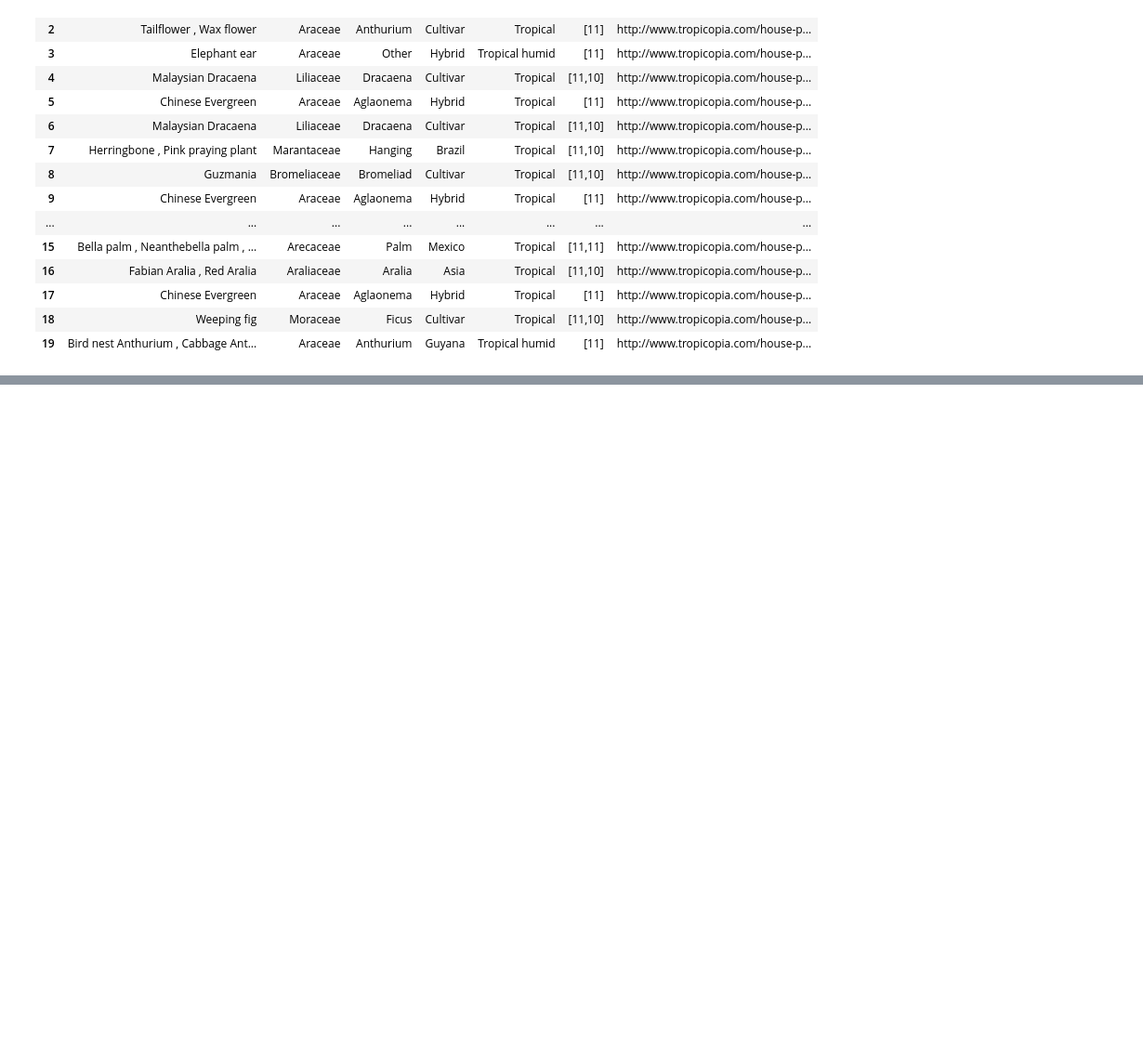
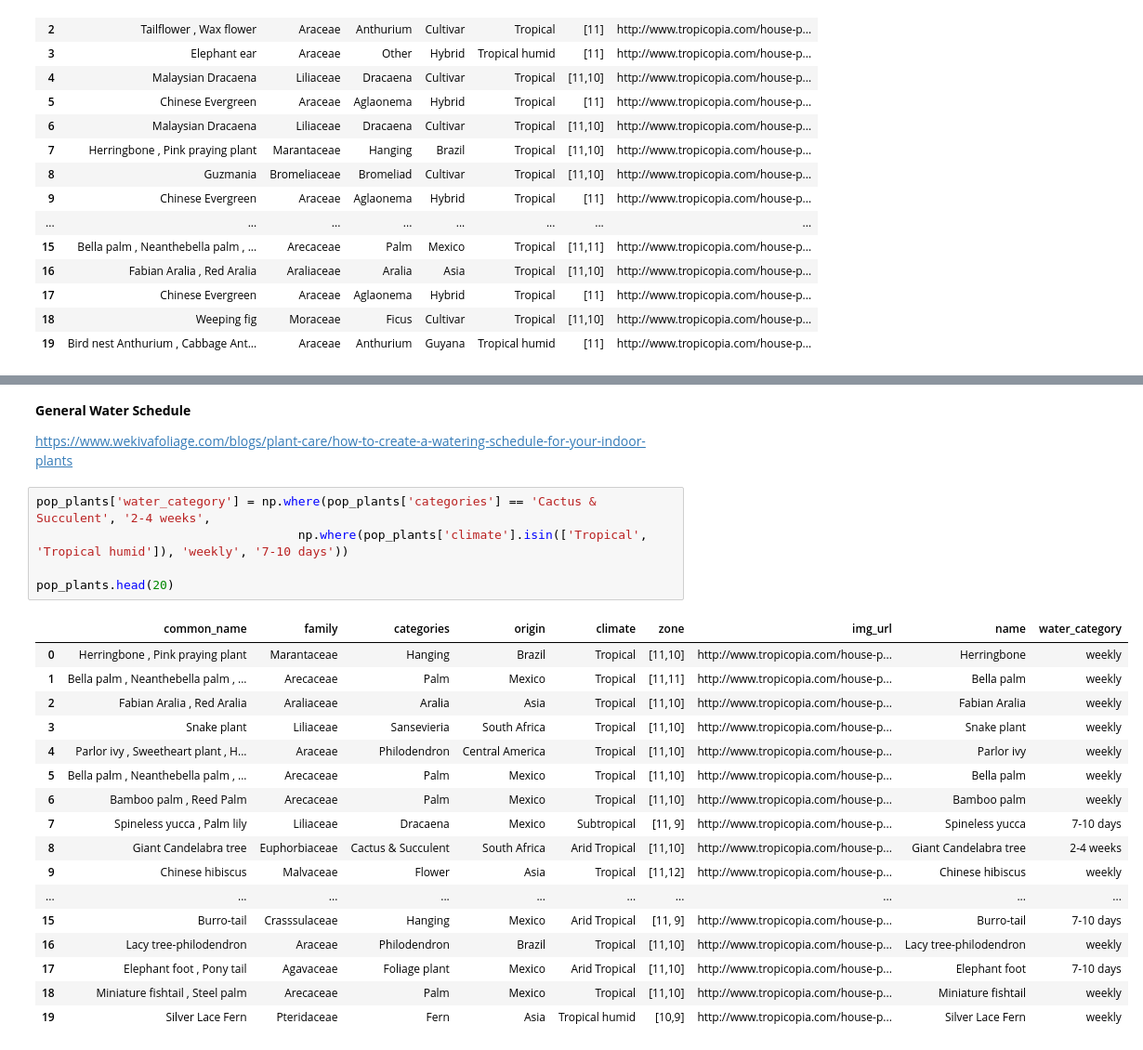
Before and after one commit to Chroma-CESAR/Rooted, a Jupyter notebook: notebook.ipynb, the cells around one changed output, grey strips where cells are left out. Shown at 93% size. Cells and saved outputs as stored; diff of their text form; blank space fills up the shorter version.

```diff
--- a/notebook.ipynb
+++ b/notebook.ipynb
@@ -183,0 +206,27 @@ list(brazil_plants['selected_name'].unique())
+# %% [markdown]
+**General Water Schedule**
+
+https://www.wekivafoliage.com/blogs/plant-care/how-to-create-a-watering-schedule-for-your-indoor-plants
+# %%
+pop_plants['water_category'] = np.where(pop_plants['categories'] == 'Cactus & Succulent', '2-4 weeks',
+                                    np.where(pop_plants['climate'].isin(['Tropical', 'Tropical humid']), 'weekly', '7-10 days'))
+
+pop_plants.head(20)
+# %% [output]
+|  | common_name | family | categories | origin | climate | zone | img_url | name | water_category |
+| 0 | Herringbone , Pink praying plant | Marantaceae | Hanging | Brazil | Tropical | [11,10] | http://www.tropicopia.com/house-p... | Herringbone | weekly |
+| 1 | Bella palm , Neanthebella palm , ... | Arecaceae | Palm | Mexico | Tropical | [11,11] | http://www.tropicopia.com/house-p... | Bella palm | weekly |
+| 2 | Fabian Aralia , Red Aralia | Araliaceae | Aralia | Asia | Tropical | [11,10] | http://www.tropicopia.com/house-p... | Fabian Aralia | weekly |
+| 3 | Snake plant | Liliaceae | Sansevieria | South Africa | Tropical | [11,10] | http://www.tropicopia.com/house-p... | Snake plant | weekly |
+| 4 | Parlor ivy , Sweetheart plant , H... | Araceae | Philodendron | Central America | Tropical | [11,10] | http://www.tropicopia.com/house-p... | Parlor ivy | weekly |
+| 5 | Bella palm , Neanthebella palm , ... | Arecaceae | Palm | Mexico | Tropical | [11,10] | http://www.tropicopia.com/house-p... | Bella palm | weekly |
+| 6 | Bamboo palm , Reed Palm | Arecaceae | Palm | Mexico | Tropical | [11,10] | http://www.tropicopia.com/house-p... | Bamboo palm | weekly |
+| 7 | Spineless yucca , Palm lily | Liliaceae | Dracaena | Mexico | Subtropical | [11, 9] | http://www.tropicopia.com/house-p... | Spineless yucca | 7-10 days |
+| 8 | Giant Candelabra tree | Euphorbiaceae | Cactus & Succulent | South Africa | Arid Tropical | [11,10] | http://www.tropicopia.com/house-p... | Giant Candelabra tree | 2-4 weeks |
+| 9 | Chinese hibiscus | Malvaceae | Flower | Asia | Tropical | [11,12] | http://www.tropicopia.com/house-p... | Chinese hibiscus | weekly |
+| ... | ... | ... | ... | ... | ... | ... | ... | ... | ... |
+| 15 | Burro-tail | Crasssulaceae | Hanging | Mexico | Arid Tropical | [11, 9] | http://www.tropicopia.com/house-p... | Burro-tail | 7-10 days |
+| 16 | Lacy tree-philodendron | Araceae | Philodendron | Brazil | Tropical | [11,10] | http://www.tropicopia.com/house-p... | Lacy tree-philodendron | weekly |
+| 17 | Elephant foot , Pony tail | Agavaceae | Foliage plant | Mexico | Arid Tropical | [11,10] | http://www.tropicopia.com/house-p... | Elephant foot | 7-10 days |
+| 18 | Miniature fishtail , Steel palm | Arecaceae | Palm | Mexico | Tropical | [11,10] | http://www.tropicopia.com/house-p... | Miniature fishtail | weekly |
+| 19 | Silver Lace Fern | Pteridaceae | Fern | Asia | Tropical humid | [10,9] | http://www.tropicopia.com/house-p... | Silver Lace Fern | weekly |
```
Also changed, not shown: parts of 40 cells of this notebook, 2 other files.
